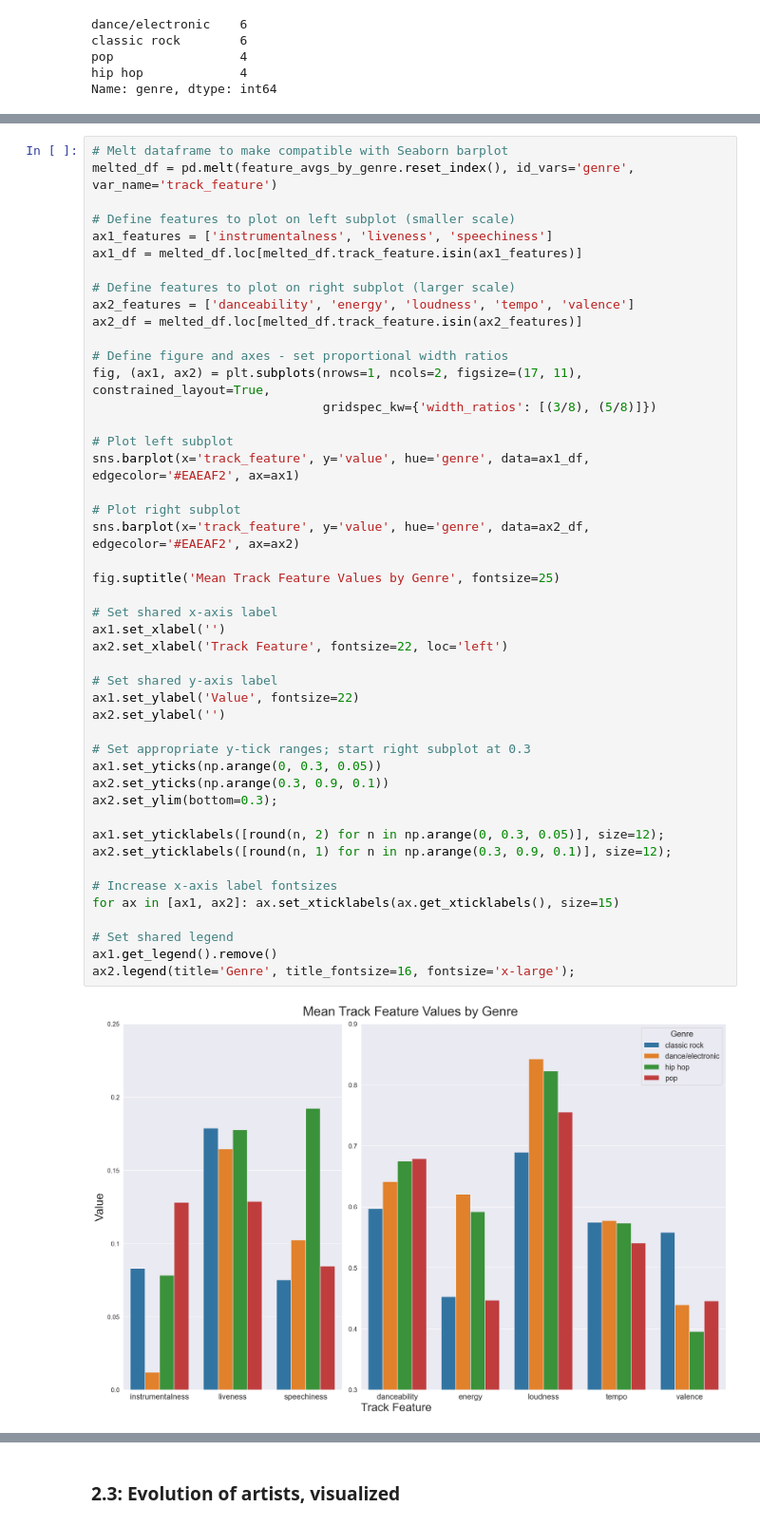
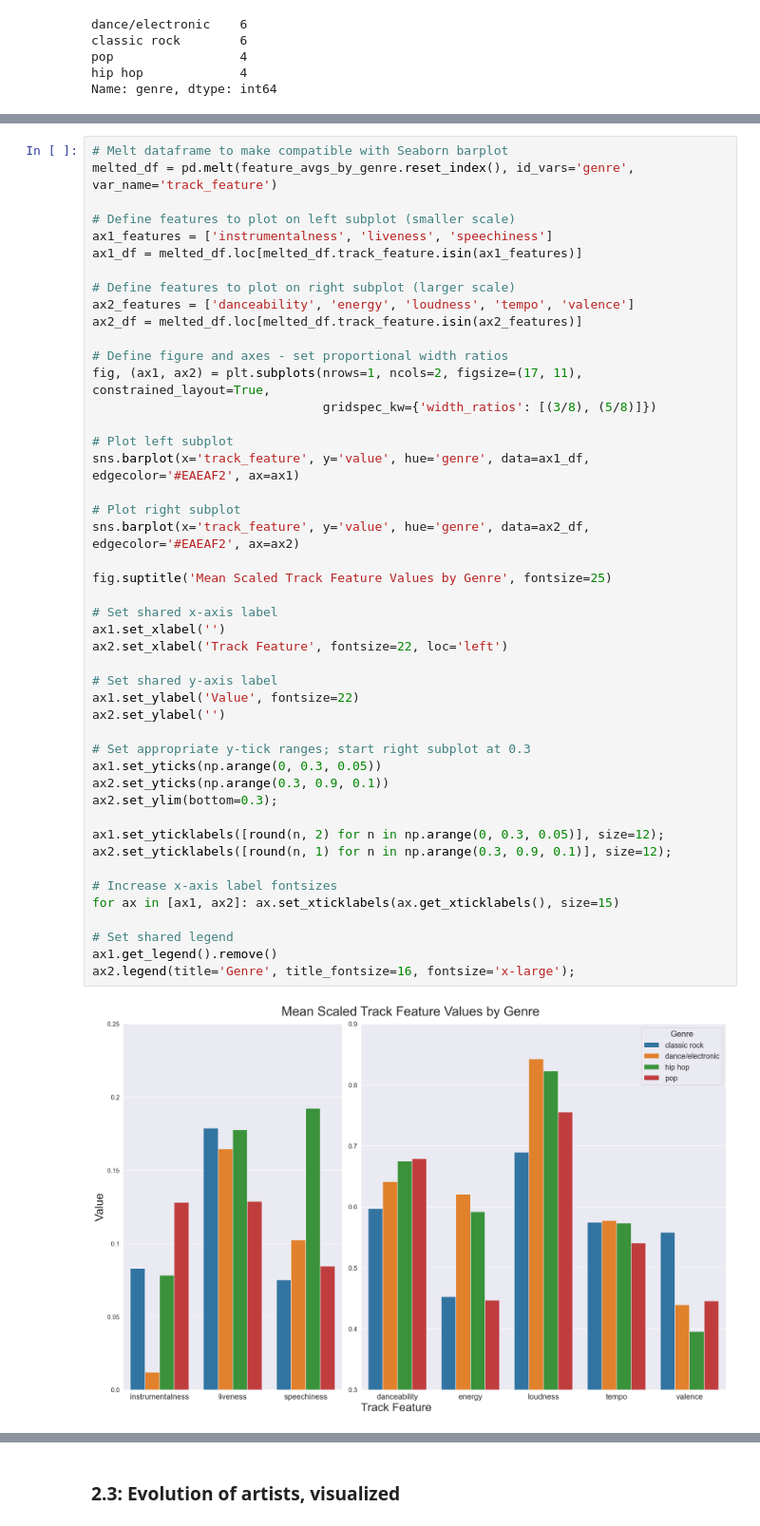
Before and after one commit to rjpost20/Onramp-Project, a Jupyter notebook: Project-Notebook.ipynb, the cells around one changed output, grey strips where cells are left out. Shown at 95% size. Saved outputs shown, nothing was run; the diff lists cells and outputs as text.

```diff
--- a/Project-Notebook.ipynb
+++ b/Project-Notebook.ipynb
@@ -1572,32 +1585,32 @@ fig, (ax1, ax2) = plt.subplots(nrows=1, ncols=2, figsize=(17, 11), constrained_l
 # Plot left subplot
 sns.barplot(x='track_feature', y='value', hue='genre', data=ax1_df, edgecolor='#EAEAF2', ax=ax1)
 
 # Plot right subplot
 sns.barplot(x='track_feature', y='value', hue='genre', data=ax2_df, edgecolor='#EAEAF2', ax=ax2)
 
-fig.suptitle('Mean Track Feature Values by Genre', fontsize=25)
+fig.suptitle('Mean Scaled Track Feature Values by Genre', fontsize=25)
 
 # Set shared x-axis label
 ax1.set_xlabel('')
 ax2.set_xlabel('Track Feature', fontsize=22, loc='left')
 
 # Set shared y-axis label
 ax1.set_ylabel('Value', fontsize=22)
 ax2.set_ylabel('')
 
 # Set appropriate y-tick ranges; start right subplot at 0.3
 ax1.set_yticks(np.arange(0, 0.3, 0.05))
 ax2.set_yticks(np.arange(0.3, 0.9, 0.1))
 ax2.set_ylim(bottom=0.3);
 
 ax1.set_yticklabels([round(n, 2) for n in np.arange(0, 0.3, 0.05)], size=12);
 ax2.set_yticklabels([round(n, 1) for n in np.arange(0.3, 0.9, 0.1)], size=12);
 
 # Increase x-axis label fontsizes
 for ax in [ax1, ax2]: ax.set_xticklabels(ax.get_xticklabels(), size=15)
 
 # Set shared legend
 ax1.get_legend().remove()
 ax2.legend(title='Genre', title_fontsize=16, fontsize='x-large');
 # %% [output]
-[figure, old version]
+[figure, new version]
```
Also changed, not shown: parts of 49 cells of this notebook.
